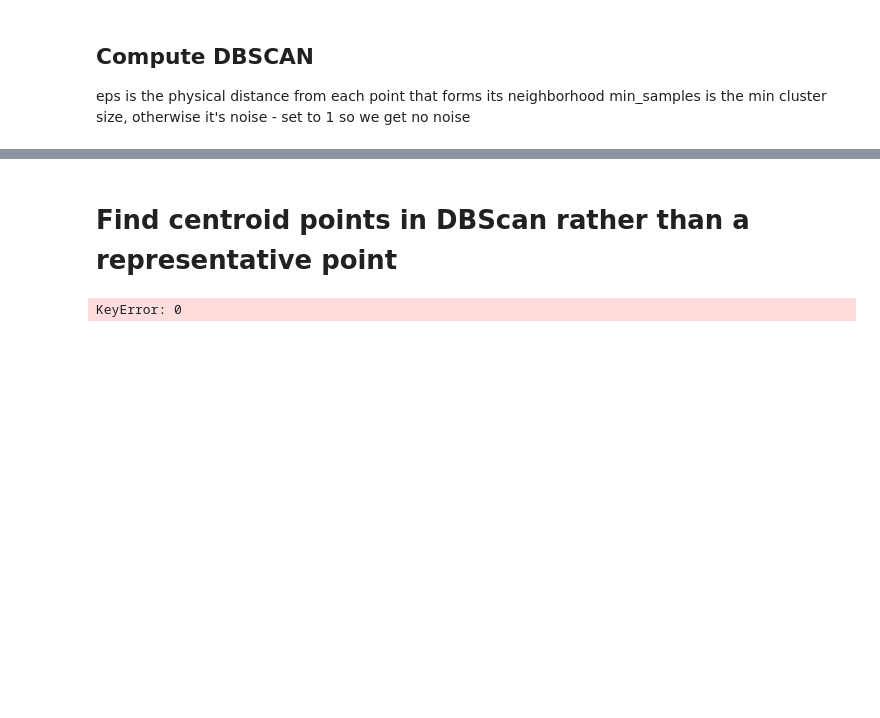
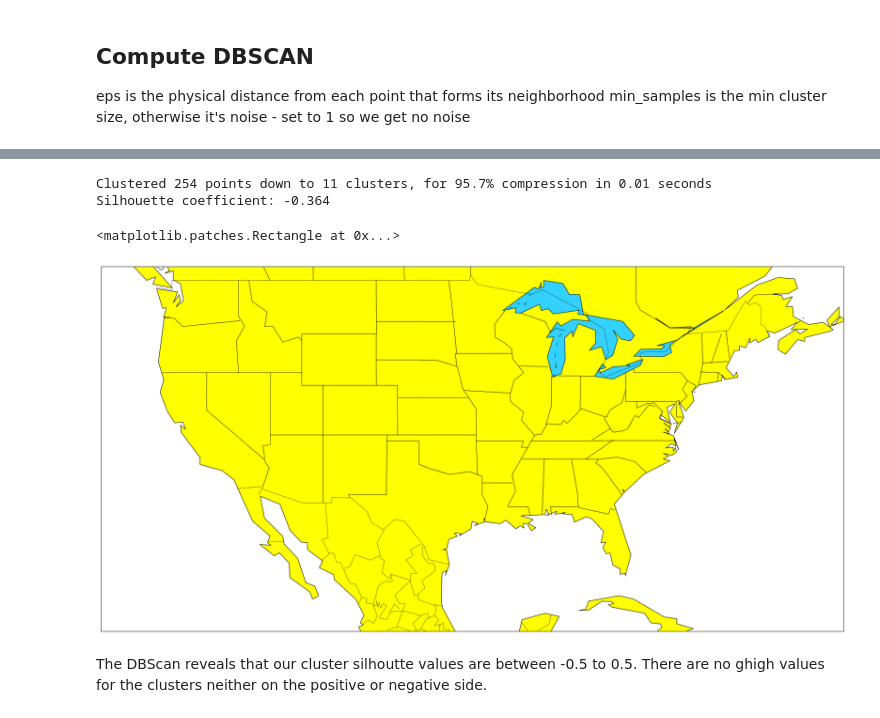
Before and after one commit to nrajasekaran/datascience, a Jupyter notebook: Projects/Capstone/JsonReader.ipynb, the cells around one changed output, grey strips where cells are left out. Drawn from its saved outputs; the diff is of its cells as text; code cells hidden in the pictures; blank space fills up the shorter version.

Commit message:
adding Capstone worthy files
added the centroid mapping and reverse geolocating codes.
added the sentiment analysis done on the tweet.

```diff
--- a/Projects/Capstone/JsonReader.ipynb
+++ b/Projects/Capstone/JsonReader.ipynb
@@ -596 +596,16 @@ Silhouette coefficient: 0.331
+# %%
+start_time = time.time()
+db = DBSCAN(eps=epsilon, min_samples=3, algorithm='auto', metric='haversine').fit(np.radians(coords))
+cluster_labels = db.labels_
+
+# get the number of clusters
+num_clusters = len(set(cluster_labels))
+
+# all done, print the outcome
+message = 'Clustered {:,} points down to {:,} clusters, for {:.1f}% compression in {:,.2f} seconds'
+print(message.format(len(coords), num_clusters, 100*(1 - float(num_clusters) / len(coords)), time.time()-start_time))
+print('Silhouette coefficient: {:0.03f}'.format(metrics.silhouette_score(coords, cluster_labels)))
+# %% [output]
+Clustered 254 points down to 11 clusters, for 95.7% compression in 0.01 seconds
+Silhouette coefficient: -0.364
 # %%
@@ -599,13 +612,0 @@ clusters = pd.Series([coords[cluster_labels==n] for n in range(num_clusters)])
-# %% [markdown]
-# Find centroid points in DBScan rather than a representative point
-# %%
-def get_centermost_point(cluster):
-    centroid = (MultiPoint(cluster).centroid.x, MultiPoint(cluster).centroid.y)
-    centermost_point = min(cluster, key=lambda point: great_circle(point, centroid).m)
-    return tuple(centermost_point)
-
-centermost_points = clusters.map(get_centermost_point)
-
-#shapely takes the x as lat, y as ln
-# %% [output]
-KeyError: 0
@@ -611,0 +628,14 @@ KeyError: 0
+# %%
+plt.figure(figsize=(30,30))
+m = Basemap(projection='mill',llcrnrlat=20,urcrnrlat=50,\
+            llcrnrlon=-130,urcrnrlon=-60,resolution='c')
+m.drawcoastlines()
+m.drawcountries()
+m.drawstates()
+m.fillcontinents(color='#FFFF00', lake_color='#33D1FF')
+m.drawmapboundary(fill_color='#FFFFFF')
+# %% [output]
+<matplotlib.patches.Rectangle at 0x...>
+[figure, added]
+# %% [markdown]
+The DBScan reveals that our cluster silhoutte values are between -0.5 to 0.5. There are no ghigh values for the clusters neither on the positive or negative side.
```
Also changed, not shown: parts of 21 cells of this notebook, 1 other file.
